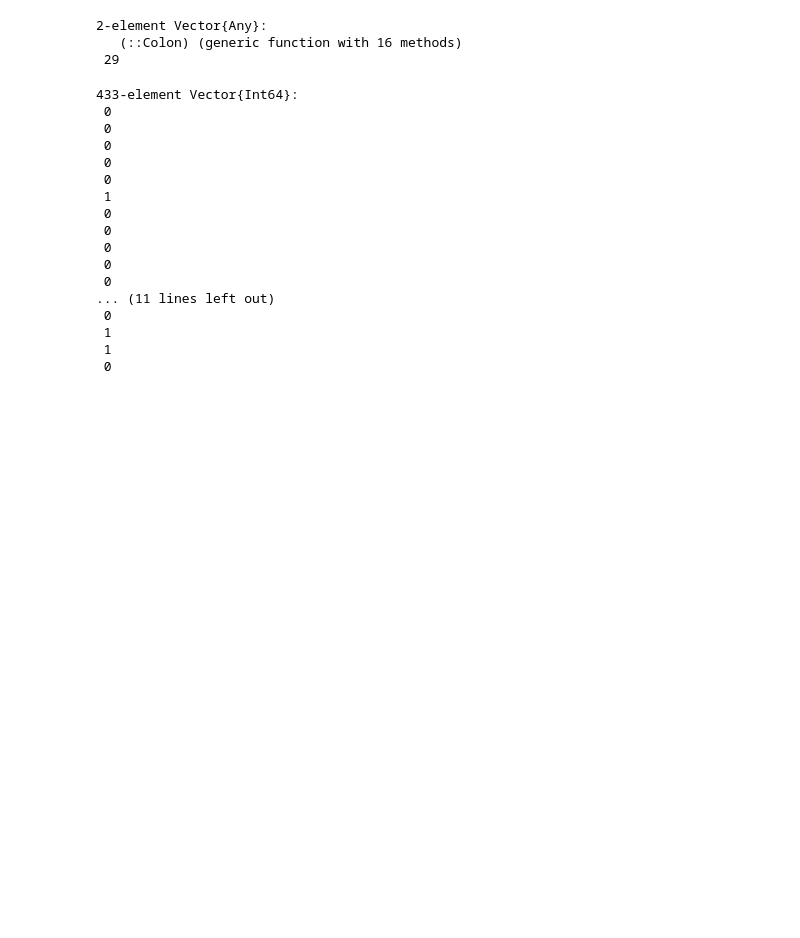
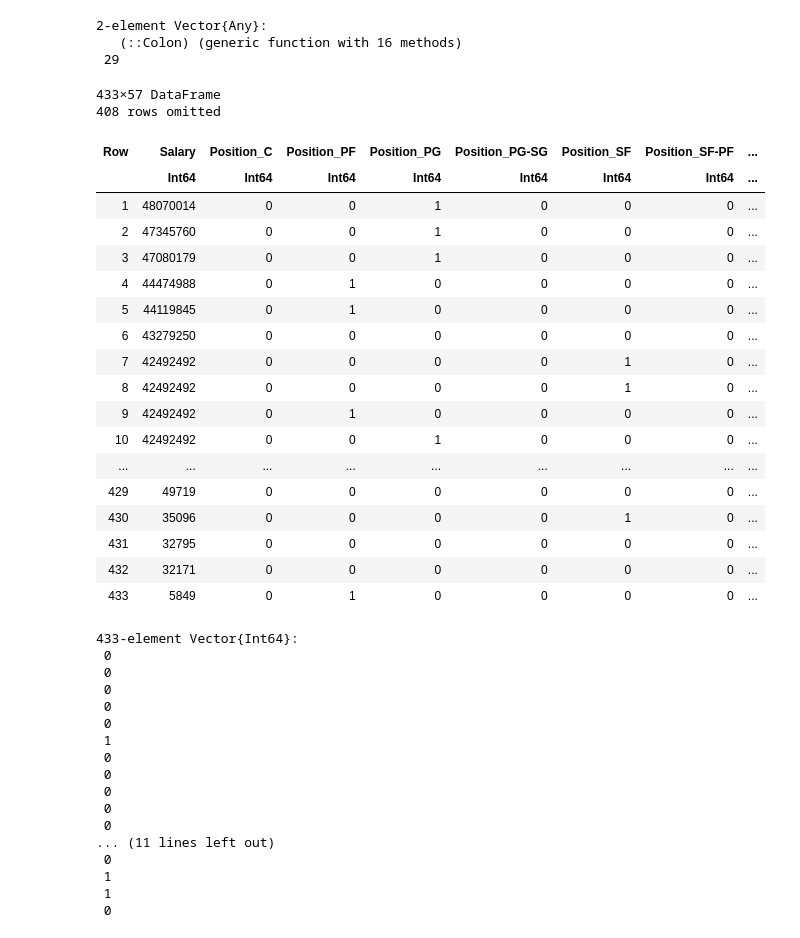
Before and after one commit to DevinWaz/MLProject, a Jupyter notebook: Part 3.ipynb, the cells around one changed output. Drawn from its saved outputs; the diff is of its cells as text; code cells hidden in the pictures; blank space fills up the shorter version.

```diff
--- a/Part 3.ipynb
+++ b/Part 3.ipynb
@@ -33,6 +35,29 @@ DRB = [:,29];
 2-element Vector{Any}:
    (::Colon) (generic function with 16 methods)
  29
+# %%
+data
+# %% [output]
+433×57 DataFrame
+408 rows omitted
+| Row | Salary | Position_C | Position_PF | Position_PG | Position_PG-SG | Position_SF | Position_SF-PF | ... |
+|  | Int64 | Int64 | Int64 | Int64 | Int64 | Int64 | Int64 | ... |
+| 1 | 48070014 | 0 | 0 | 1 | 0 | 0 | 0 | ... |
+| 2 | 47345760 | 0 | 0 | 1 | 0 | 0 | 0 | ... |
+| 3 | 47080179 | 0 | 0 | 1 | 0 | 0 | 0 | ... |
+| 4 | 44474988 | 0 | 1 | 0 | 0 | 0 | 0 | ... |
+| 5 | 44119845 | 0 | 1 | 0 | 0 | 0 | 0 | ... |
+| 6 | 43279250 | 0 | 0 | 0 | 0 | 0 | 0 | ... |
+| 7 | 42492492 | 0 | 0 | 0 | 0 | 1 | 0 | ... |
+| 8 | 42492492 | 0 | 0 | 0 | 0 | 1 | 0 | ... |
+| 9 | 42492492 | 0 | 1 | 0 | 0 | 0 | 0 | ... |
+| 10 | 42492492 | 0 | 0 | 1 | 0 | 0 | 0 | ... |
+| ... | ... | ... | ... | ... | ... | ... | ... | ... |
+| 429 | 49719 | 0 | 0 | 0 | 0 | 0 | 0 | ... |
+| 430 | 35096 | 0 | 0 | 0 | 0 | 1 | 0 | ... |
+| 431 | 32795 | 0 | 0 | 0 | 0 | 0 | 0 | ... |
+| 432 | 32171 | 0 | 0 | 0 | 0 | 0 | 0 | ... |
+| 433 | 5849 | 0 | 1 | 0 | 0 | 0 | 0 | ... |
 # %%
 C = data[:,2]
 PF = data[:,3]
```
Also changed, not shown: parts of 3 cells of this notebook.
